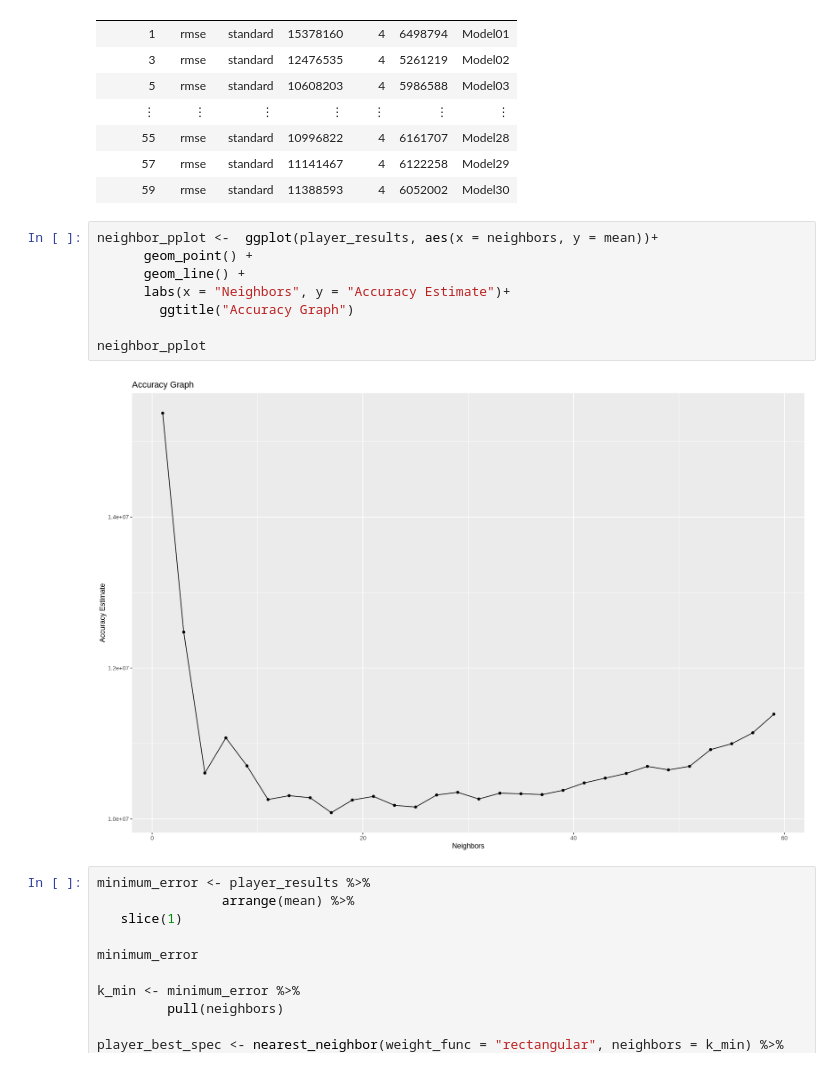
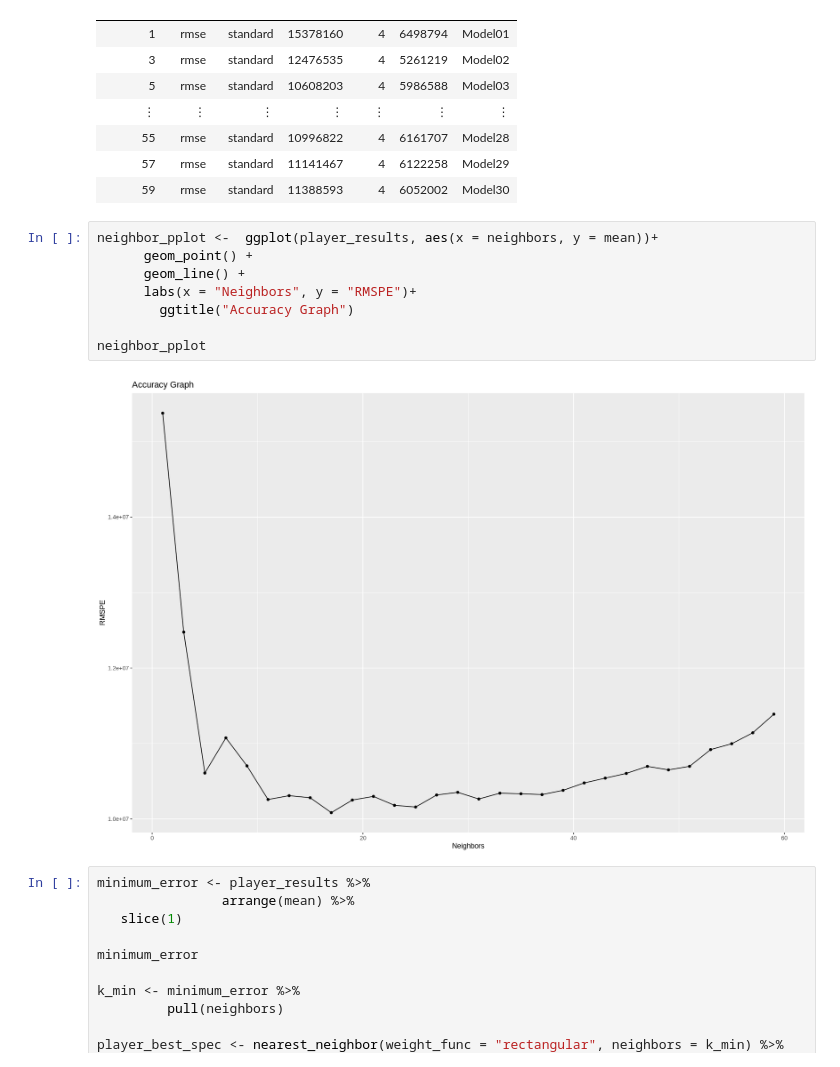
Before and after one commit to bc2003/DSCI-100-Group-20, a Jupyter notebook: Project Proposal-Copy1.ipynb, the cells around one changed output. Drawn from its saved outputs; the diff is of its cells as text.

```diff
--- a/Project Proposal-Copy1.ipynb
+++ b/Project Proposal-Copy1.ipynb
@@ -305,13 +336,13 @@ A tibble: 30 × 7
 # %%
 neighbor_pplot <-  ggplot(player_results, aes(x = neighbors, y = mean))+
       geom_point() +
       geom_line() +
-      labs(x = "Neighbors", y = "Accuracy Estimate")+
+      labs(x = "Neighbors", y = "RMSPE")+
         ggtitle("Accuracy Graph")
 
 neighbor_pplot
 # %% [output]
-[figure, old version]
+[figure, new version]
 # %%
 minimum_error <- player_results %>%
                 arrange(mean) %>%
```
Also changed, not shown: parts of 14 cells of this notebook.
